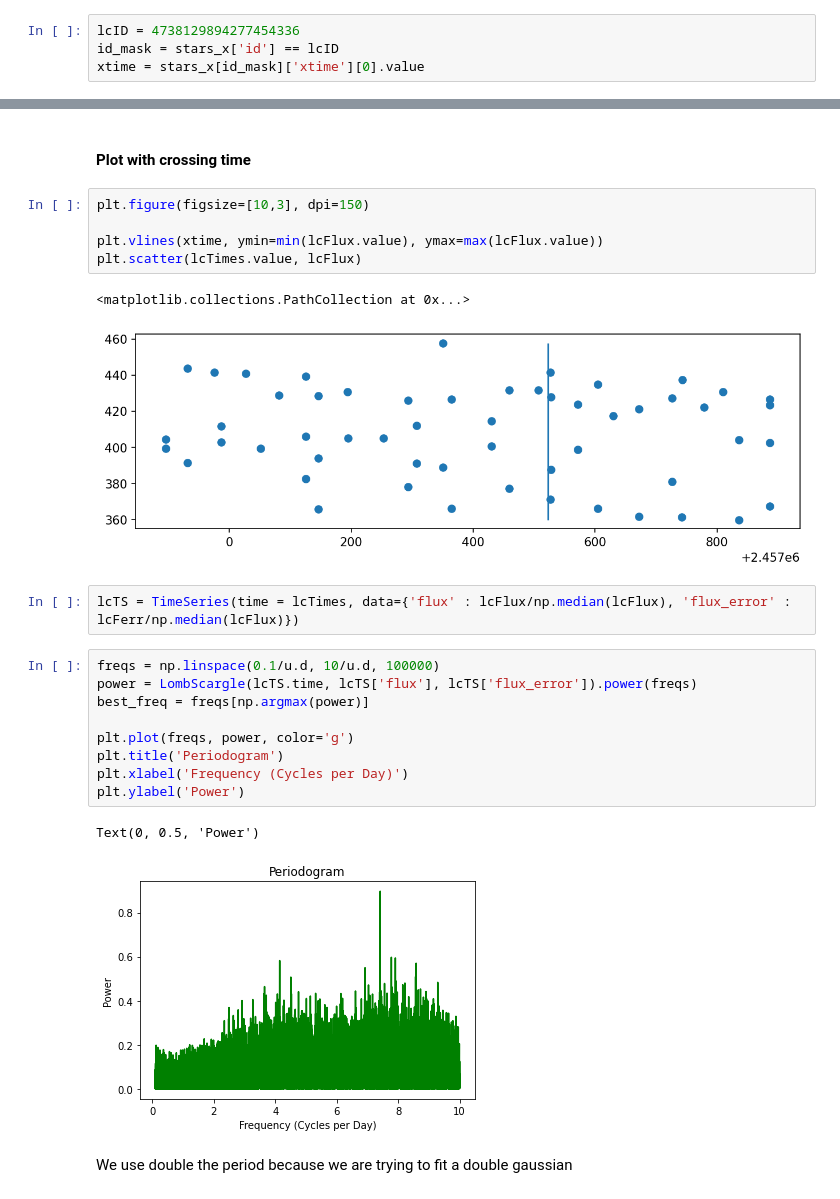
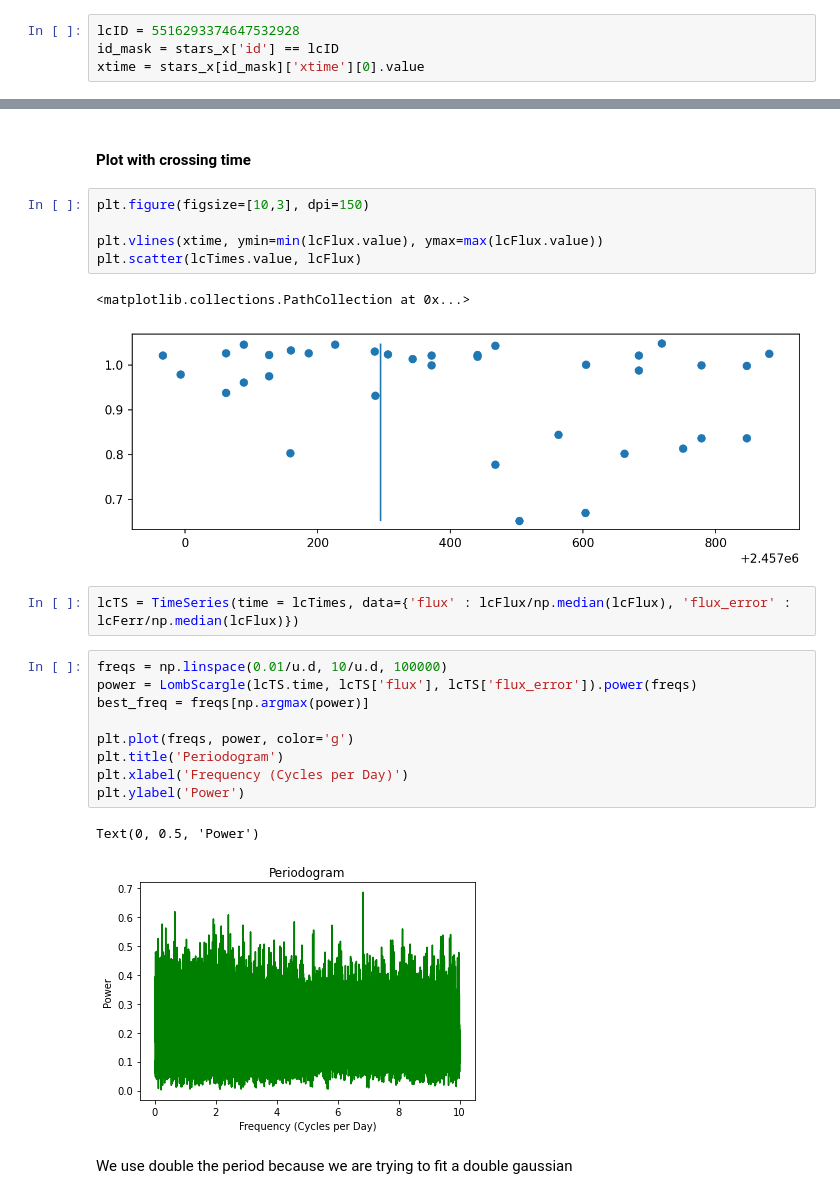
Before and after one commit to anilipour/Gaia-DR3-Time-Domain-SETI, a Jupyter notebook: Gaia_Light_Curve_Analysis/Lightcurves_Parameter_Comparison.ipynb, the cells around one changed output, grey strips where cells are left out. Drawn from its saved outputs; the diff is of its cells as text.

```diff
--- a/Gaia_Light_Curve_Analysis/Lightcurves_Parameter_Comparison.ipynb
+++ b/Gaia_Light_Curve_Analysis/Lightcurves_Parameter_Comparison.ipynb
@@ -390,7 +383,7 @@ Table length=73
 # %% [markdown]
 Pick a desired source ID
 # %%
-lcID = 4738129894277454336
+lcID = 5516293374647532928
 id_mask = stars_x['id'] == lcID
 xtime = stars_x[id_mask]['xtime'][0].value
 # %%
@@ -425,21 +418,21 @@ plt.vlines(xtime, ymin=min(lcFlux.value), ymax=max(lcFlux.value))
 plt.scatter(lcTimes.value, lcFlux)
 # %% [output]
 <matplotlib.collections.PathCollection at 0x...>
-[figure, old version]
+[figure, new version]
 # %%
 lcTS = TimeSeries(time = lcTimes, data={'flux' : lcFlux/np.median(lcFlux), 'flux_error' : lcFerr/np.median(lcFlux)})
 # %%
-freqs = np.linspace(0.1/u.d, 10/u.d, 100000)
+freqs = np.linspace(0.01/u.d, 10/u.d, 100000)
 power = LombScargle(lcTS.time, lcTS['flux'], lcTS['flux_error']).power(freqs)
 best_freq = freqs[np.argmax(power)]
 
 plt.plot(freqs, power, color='g')
 plt.title('Periodogram')
 plt.xlabel('Frequency (Cycles per Day)')
 plt.ylabel('Power')
 # %% [output]
 Text(0, 0.5, 'Power')
-[figure, old version]
+[figure, new version]
 # %% [markdown]
 We use double the period because we are trying to fit a double gaussian
 # %%
```
Also changed, not shown: parts of 51 cells of this notebook, 21 other files.
